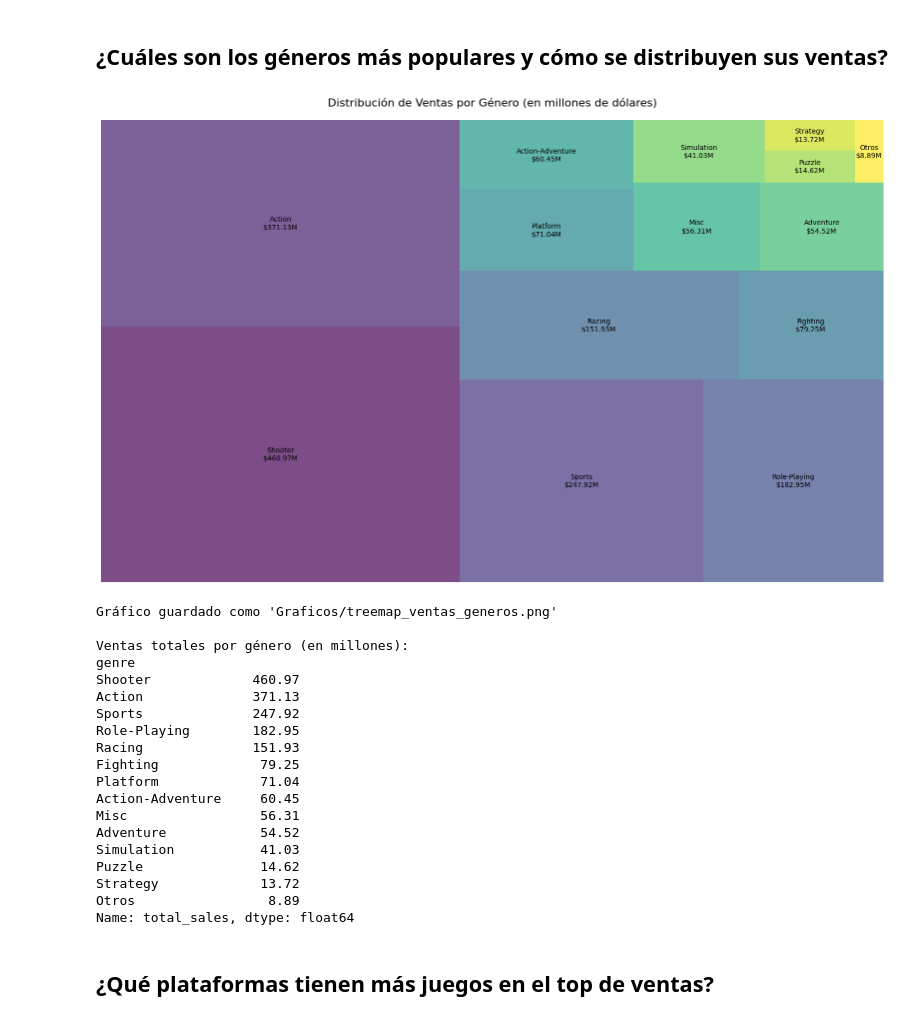
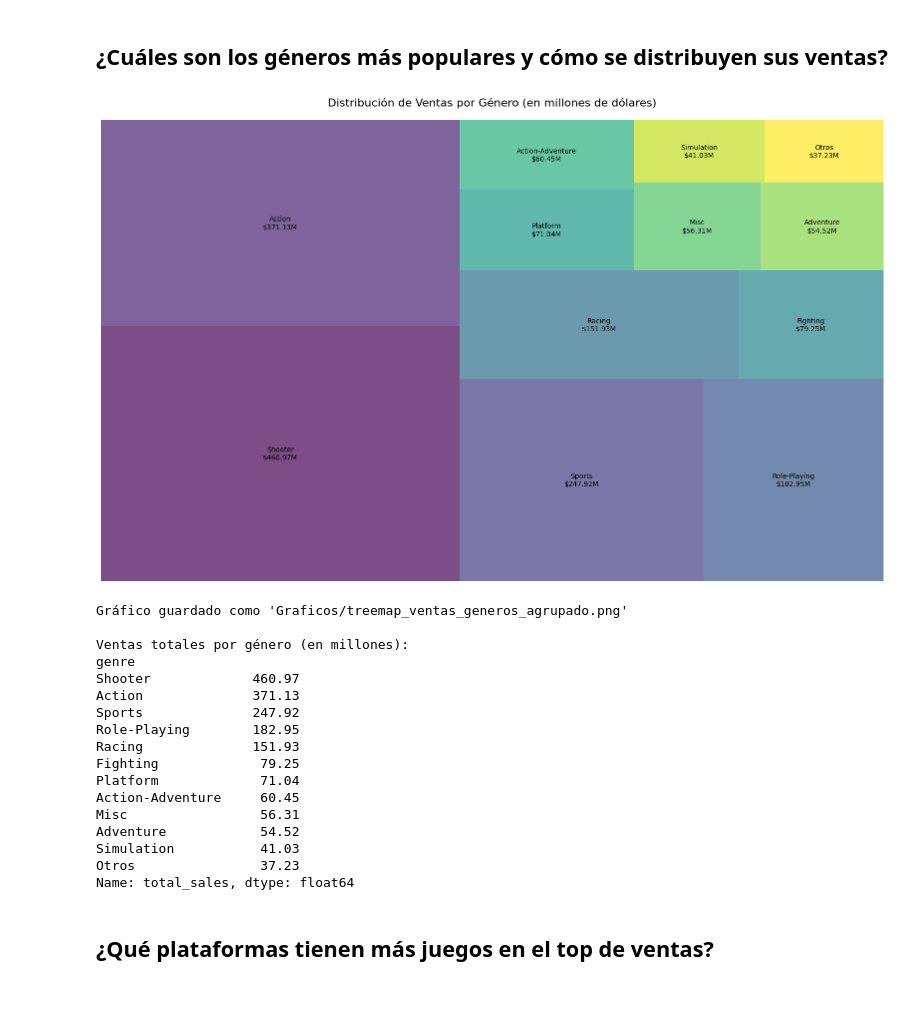
Before and after one commit to CamiloCuenca/Parcial-1-Visualizacion-Datos, a Jupyter notebook: Parcial1.ipynb, the cells around one changed output. Saved outputs shown, nothing was run; the diff lists cells and outputs as text; code cells hidden in the pictures.

```diff
--- a/Parcial1.ipynb
+++ b/Parcial1.ipynb
@@ -161,37 +197,62 @@ Ventas Totales por Año (últimos 10 años):
 # %% [markdown]
 ## ¿Cuáles son los géneros más populares y cómo se distribuyen sus ventas?
 # %%
-# Crear carpeta si no existe
+# 1. Calcular las ventas totales por género
+genre_sales = df_cleaned.groupby('genre')['total_sales'].sum().sort_values(ascending=False)
+
+# 2. Calcular porcentajes
+total_sales = genre_sales.sum()
+percentages = (genre_sales / total_sales) * 100
+
+# 3. Identificar categorías menores al 2%
+mask = percentages < 2
+others_sales = genre_sales[mask].sum()
+
+# 4. Crear nueva serie con la categoría "Otros"
+if others_sales > 0:
+    genre_sales = genre_sales[~mask].copy()
+    genre_sales['Otros'] = others_sales
+
+# 5. Ordenar de mayor a menor
+genre_sales = genre_sales.sort_values(ascending=False)
+
+# 6. Crear carpeta si no existe
 import os
 os.makedirs('Graficos', exist_ok=True)
 
-# Configurar la figura para el treemap
+# 7. Configurar la figura para el treemap
 plt.figure(figsize=(16, 10))
+
+# 8. Importar squarify si no está importado
+import squarify
+import numpy as np
+
+# 9. Crear el treemap
 colors = plt.cm.viridis(np.linspace(0, 1, len(genre_sales)))
 squarify.plot(sizes=genre_sales.values,
               label=[f'{label}\n${value:,.2f}M' for label, value in zip(genre_sales.index, genre_sales.values)],
               color=colors,
               alpha=0.7,
               text_kwargs={'fontsize':10})
 
-# Añadir título y formato
+# 10. Añadir título y formato
 plt.title('Distribución de Ventas por Género (en millones de dólares)', fontsize=16, pad=20)
 plt.axis('off')
 plt.tight_layout()
 
-# Guardar el gráfico
+# 11. Guardar el gráfico
 plt.savefig('Graficos/treemap_ventas_generos.png', dpi=300, bbox_inches='tight')
 plt.show()
 plt.close()
 
-print("Gráfico guardado como 'Graficos/treemap_ventas_generos.png'")
+print("Gráfico guardado como 'Graficos/treemap_ventas_generos_agrupado.png'")
 
 # Mostrar tabla con los datos
 print("\nVentas totales por género (en millones):")
 print(genre_sales.round(2))
 # %% [output]
-[figure, old version]
+[figure, new version]
-Gráfico guardado como 'Graficos/treemap_ventas_generos.png'
+Gráfico guardado como 'Graficos/treemap_ventas_generos_agrupado.png'
 
 Ventas totales por género (en millones):
 genre
@@ -206,9 +267,7 @@ Action-Adventure     60.45
 Misc                 56.31
 Adventure            54.52
 Simulation           41.03
-Puzzle               14.62
-Strategy             13.72
-Otros                 8.89
+Otros                37.23
 Name: total_sales, dtype: float64
 # %% [markdown]
 ## ¿Qué plataformas tienen más juegos en el top de ventas?
```
Also changed, not shown: parts of 3 cells of this notebook, 4 other files.
